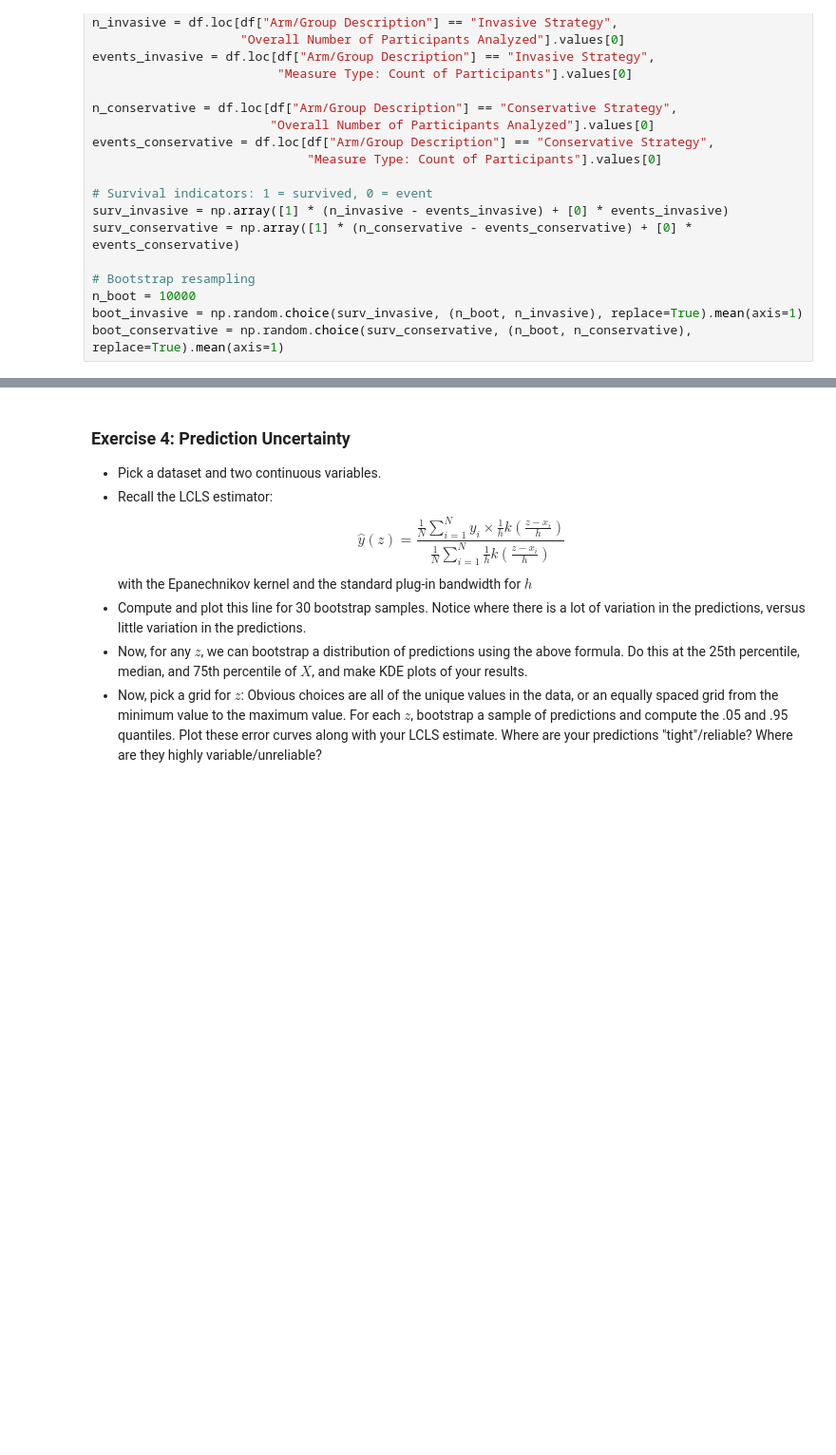
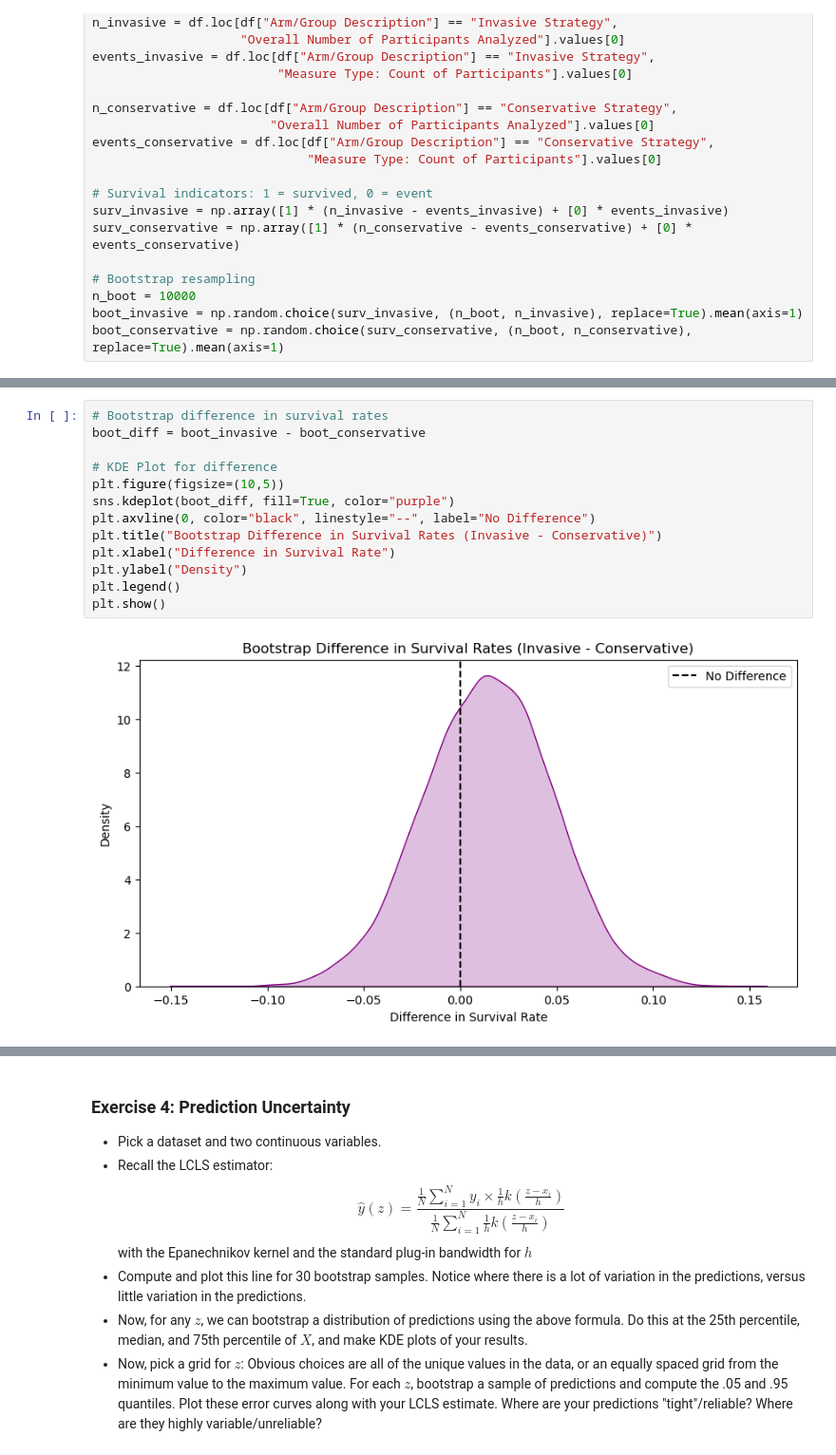
Before and after one commit to JamesSweatIII/assignment4ds5030, a Jupyter notebook: assignment_4.ipynb, the cells around one changed output, grey strips where cells are left out. Shown: that part at 95% size. Cells and saved outputs as stored; diff of their text form; blank space fills up the shorter version.

```diff
--- a/assignment_4.ipynb
+++ b/assignment_4.ipynb
@@ -184,0 +197,15 @@ plt.show()
+# %%
+# Bootstrap difference in survival rates
+boot_diff = boot_invasive - boot_conservative
+
+# KDE Plot for difference
+plt.figure(figsize=(10,5))
+sns.kdeplot(boot_diff, fill=True, color="purple")
+plt.axvline(0, color="black", linestyle="--", label="No Difference")
+plt.title("Bootstrap Difference in Survival Rates (Invasive - Conservative)")
+plt.xlabel("Difference in Survival Rate")
+plt.ylabel("Density")
+plt.legend()
+plt.show()
+# %% [output]
+[figure, added]
```
Also changed, not shown: parts of 6 cells of this notebook.
